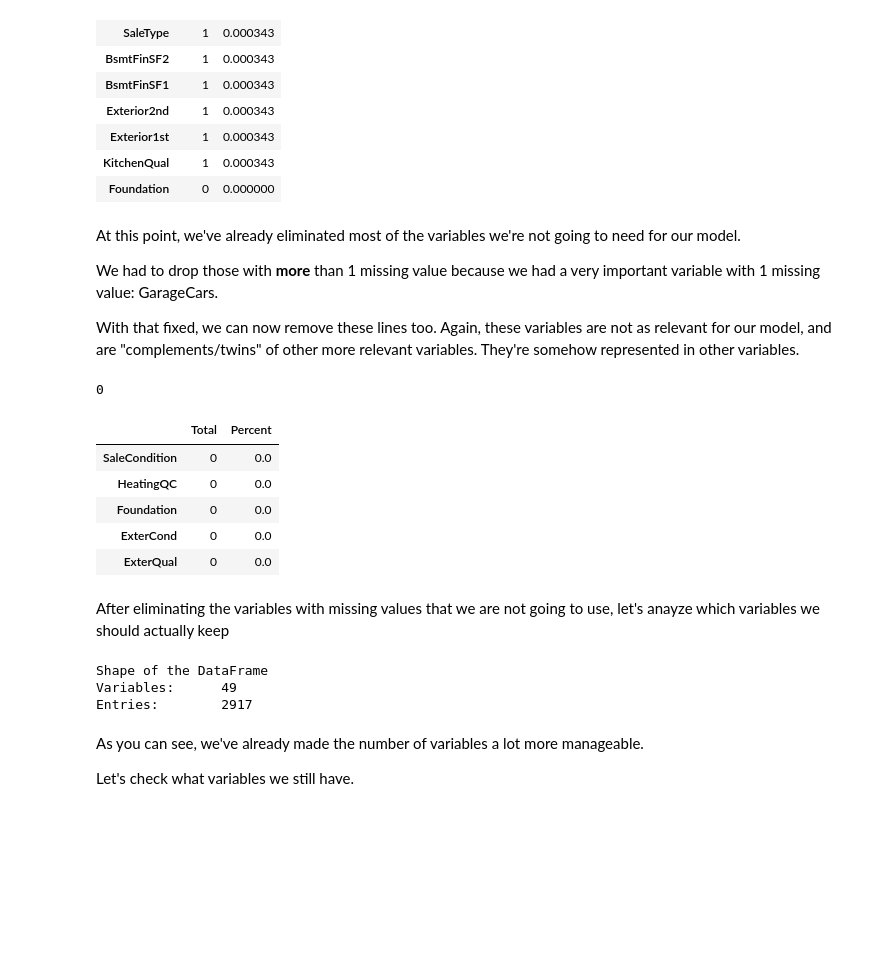
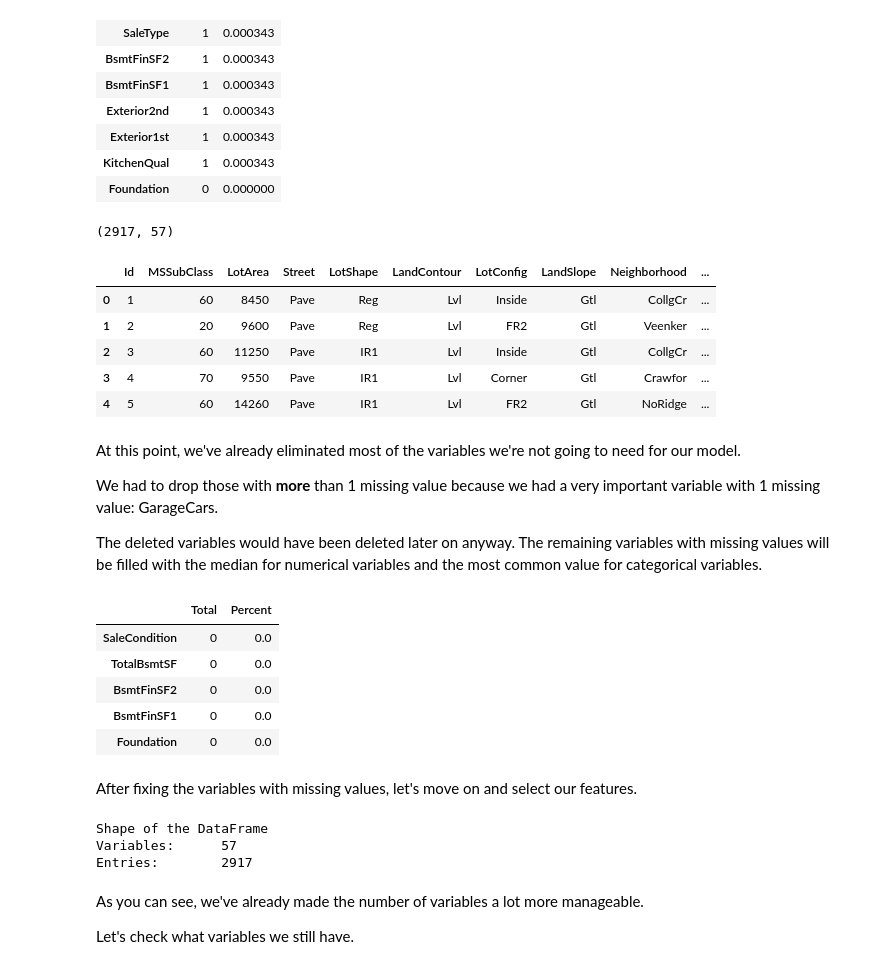
Before and after one commit to rafaelnduarte/Kaggle_House_Prices, a Jupyter notebook: Kaggle_House_Price_Prediction.ipynb, the cells around one changed output. Cells and saved outputs as stored; diff of their text form; code cells hidden in the pictures; blank space fills up the shorter version.

```diff
--- a/Kaggle_House_Price_Prediction.ipynb
+++ b/Kaggle_House_Price_Prediction.ipynb
@@ -910,44 +916,89 @@ missing_data.head(9)
 | Exterior1st | 1 | 0.000343 |
 | KitchenQual | 1 | 0.000343 |
 | Foundation | 0 | 0.000000 |
+# %%
+# checking the shape of the dataframe
+df_merged.shape
+# %% [output]
+(2917, 57)
+# %%
+df_merged.head()
+# %% [output]
+|  | Id | MSSubClass | LotArea | Street | LotShape | LandContour | LotConfig | LandSlope | Neighborhood | ... |
+| 0 | 1 | 60 | 8450 | Pave | Reg | Lvl | Inside | Gtl | CollgCr | ... |
+| 1 | 2 | 20 | 9600 | Pave | Reg | Lvl | FR2 | Gtl | Veenker | ... |
+| 2 | 3 | 60 | 11250 | Pave | IR1 | Lvl | Inside | Gtl | CollgCr | ... |
+| 3 | 4 | 70 | 9550 | Pave | IR1 | Lvl | Corner | Gtl | Crawfor | ... |
+| 4 | 5 | 60 | 14260 | Pave | IR1 | Lvl | FR2 | Gtl | NoRidge | ... |
 # %% [markdown]
 At this point, we've already eliminated most of the variables we're not going to need for our model.
 
 We had to drop those with **more** than 1 missing value because we had a very important variable with 1 missing value: GarageCars.
 
-With that fixed, we can now remove these lines too. Again, these variables are not as relevant for our model, and are "complements/twins" of other more relevant variables. They're somehow represented in other variables.
+The deleted variables would have been deleted later on anyway. The remaining variables with missing values will be filled with the median for numerical variables and the most common value for categorical variables.
-# %%
-# dropping another variable
-df_merged = df_merged.drop((missing_data[missing_data['Total'] >= 1]).index,1)
-df_merged.isnull().sum().max()
-# %% [output]
-0
 # %%
+#@title Filling the missing values
+# filling the missing values
+
+# numerical
+# TotalBsmtSF
+TotalBsmtSF_median = df_merged['TotalBsmtSF'].median()
+df_merged['TotalBsmtSF'].fillna(TotalBsmtSF_median, inplace=True)
+
+# BsmtUnfSF
+BsmtUnfSF_median = df_merged['BsmtUnfSF'].median()
+df_merged['BsmtUnfSF'].fillna(BsmtUnfSF_median, inplace=True)
+
+# BsmtFinSF2
+BsmtFinSF2_median = df_merged['BsmtFinSF2'].median()
+df_merged['BsmtFinSF2'].fillna(BsmtFinSF2_median, inplace=True)
+
+# BsmtFinSF1
+BsmtFinSF1_median = df_merged['BsmtFinSF1'].median()
+df_merged['BsmtFinSF1'].fillna(BsmtFinSF1_median, inplace=True)
+
+# categorical
+# Sale Type
+SaleType_counts = df_merged['SaleType'].value_counts().idxmax()
+df_merged['SaleType'].fillna(SaleType_counts, inplace=True)
+
+# Exterior2nd
+Exterior2nd_counts = df_merged['Exterior2nd'].value_counts().idxmax()
+df_merged['Exterior2nd'].fillna(Exterior2nd_counts, inplace=True)
+
+# Exterior1st
+Exterior1st_counts = df_merged['Exterior1st'].value_counts().idxmax()
+df_merged['Exterior1st'].fillna(Exterior1st_counts, inplace=True)
+
+# KitchenQual
+KitchenQual_counts = df_merged['KitchenQual'].value_counts().idxmax()
+df_merged['KitchenQual'].fillna(KitchenQual_counts, inplace=True)
+
 # checking the percentage of missing values
 # total missing data
 total = df_merged.isnull().sum().sort_values(ascending=False)
 
 # percentage of missing values
 percent = (df_merged.isnull().sum()/df_merged.isnull().count()).sort_values(ascending=False)
 
 # presenting the missing values
 missing_data = pd.concat([total, percent], axis=1, keys=['Total', 'Percent'])
 missing_data.head()
 # %% [output]
 |  | Total | Percent |
 | SaleCondition | 0 | 0.0 |
-| HeatingQC | 0 | 0.0 |
+| TotalBsmtSF | 0 | 0.0 |
+| BsmtFinSF2 | 0 | 0.0 |
+| BsmtFinSF1 | 0 | 0.0 |
 | Foundation | 0 | 0.0 |
-| ExterCond | 0 | 0.0 |
-| ExterQual | 0 | 0.0 |
-# %% [markdown]
-After eliminating the variables with missing values that we are not going to use, let's anayze which variables we should actually keep
+# %% [markdown]
+After fixing the variables with missing values, let's move on and select our features.
 # %%
 print("Shape of the DataFrame")
 print("Variables:\t{}\nEntries:\t{}".format(df_merged.shape[1], df_merged.shape[0]))
 # %% [output]
 Shape of the DataFrame
-Variables:      49
+Variables:      57
 Entries:        2917
 # %% [markdown]
 As you can see, we've already made the number of variables a lot more manageable.
```
Also changed, not shown: parts of 45 cells of this notebook.
